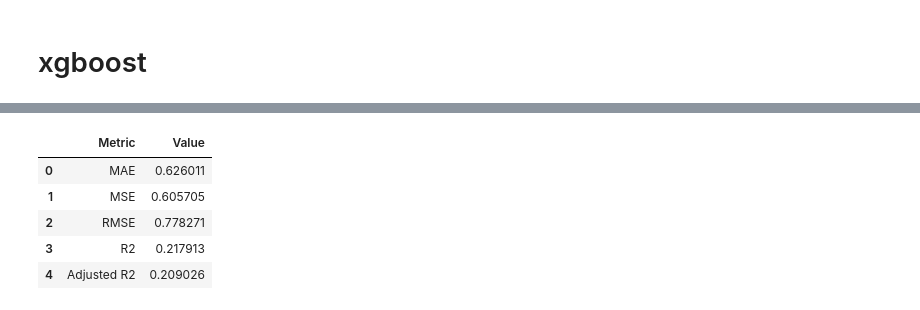
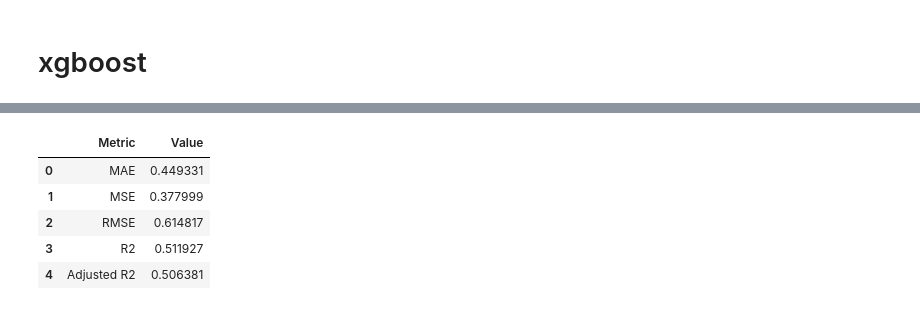
Before and after one commit to xXKeNdAmAmAsTeRXx/Machine-Learning-Tasks, a Jupyter notebook: Model_Selection_and_Regularization/QualityWine_regressor.ipynb, the cells around one changed output, grey strips where cells are left out. Saved outputs shown, nothing was run; the diff lists cells and outputs as text; code cells hidden in the pictures.

```diff
--- a/Model_Selection_and_Regularization/QualityWine_regressor.ipynb
+++ b/Model_Selection_and_Regularization/QualityWine_regressor.ipynb
@@ -154,6 +169,6 @@ def objective_RF(trial):
 
     return score
 
-xgb_pipe, xgb_metric = optimize_train_and_judge(XGBRegressor, objective_RF, trails=1)
+xgb_pipe, xgb_metric = optimize_train_and_judge(XGBRegressor, objective_RF, trails=30)
 xgb_metric
 # %% [output]
@@ -163,6 +193,6 @@ Time 0.6118602752685547
 |  | Metric | Value |
-| 0 | MAE | 0.626011 |
-| 1 | MSE | 0.605705 |
-| 2 | RMSE | 0.778271 |
-| 3 | R2 | 0.217913 |
-| 4 | Adjusted R2 | 0.209026 |
+| 0 | MAE | 0.449331 |
+| 1 | MSE | 0.377999 |
+| 2 | RMSE | 0.614817 |
+| 3 | R2 | 0.511927 |
+| 4 | Adjusted R2 | 0.506381 |
```
Also changed, not shown: parts of 4 cells of this notebook.
